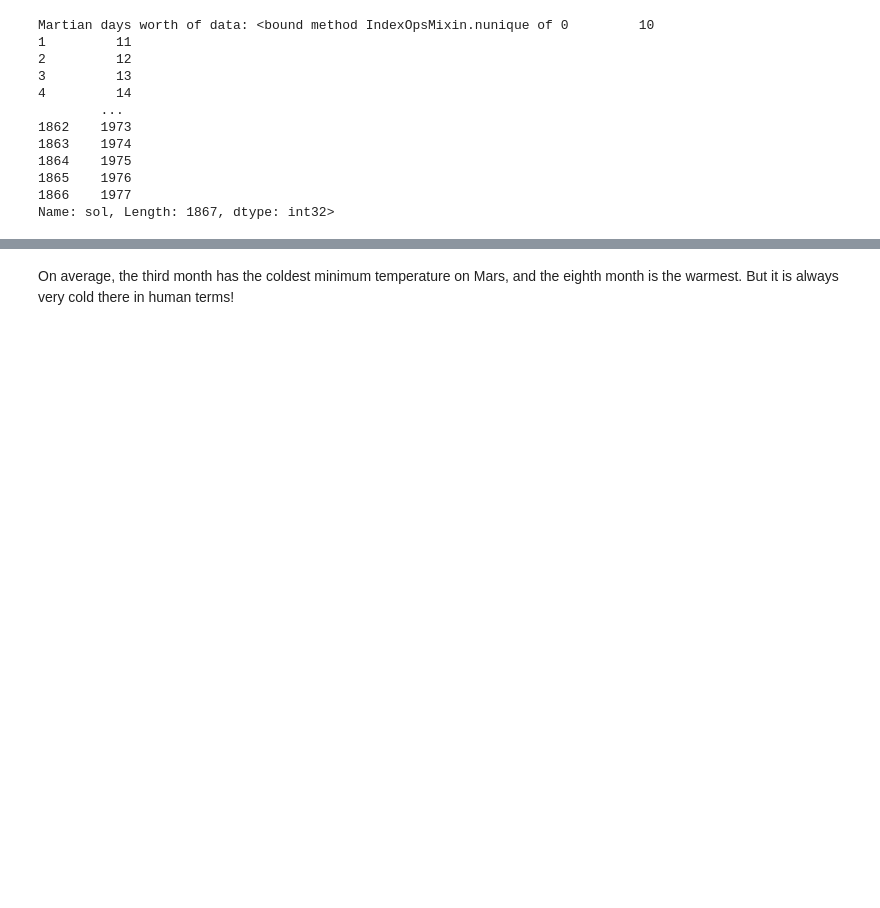
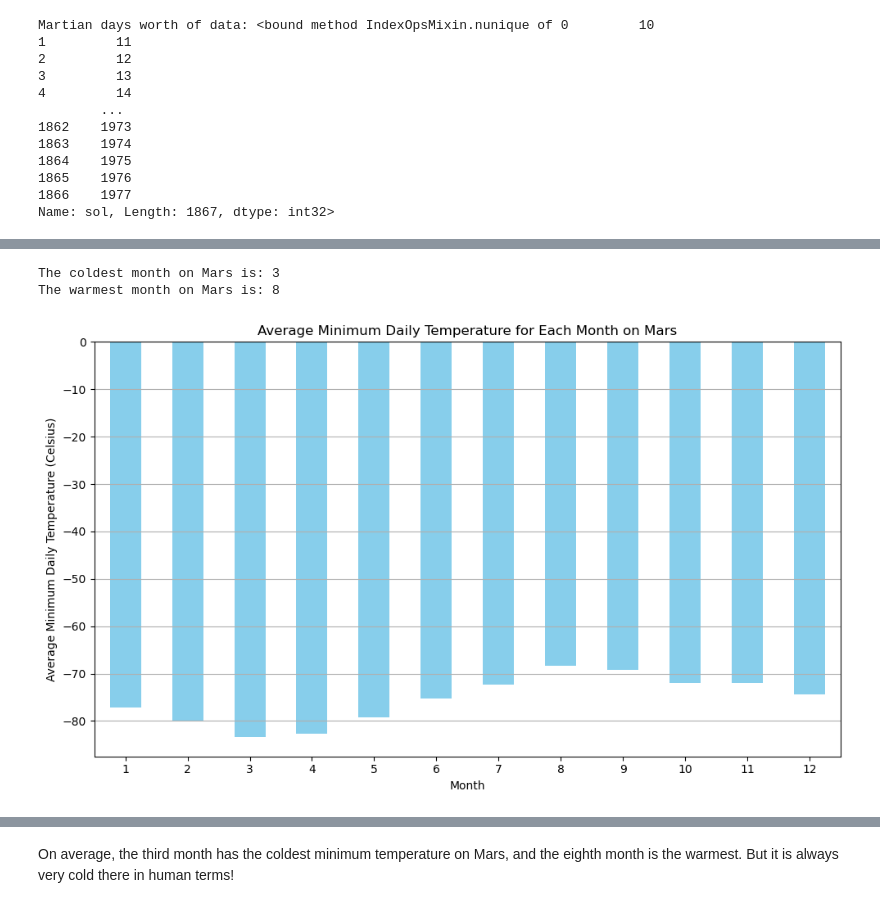
Before and after one commit to Lena-Hill/web_scraping_challenge, a Jupyter notebook: Starter_Code/part_2_mars_weather.ipynb, the cells around one changed output, grey strips where cells are left out. Saved outputs shown, nothing was run; the diff lists cells and outputs as text; code cells hidden in the pictures; blank space fills up the shorter version.

```diff
--- a/Starter_Code/part_2_mars_weather.ipynb
+++ b/Starter_Code/part_2_mars_weather.ipynb
@@ -197,0 +148,6 @@ Name: pressure, dtype: float64
+# %%
+# 3. What is the average low temperature by month?
+
+# Group by month and calculate the average minimum daily temperature
+avg_min_temp_per_month = mars_weather_df.groupby('month')['min_temp'].mean()
+print("Average minimum daily temperature for each month:\n", avg_min_temp_per_month)
@@ -197,0 +170,22 @@ Name: pressure, dtype: float64
+# %%
+# Find the coldest and warmest months on Mars
+coldest_month = avg_min_temp_per_month.idxmin()
+warmest_month = avg_min_temp_per_month.idxmax()
+
+print("The coldest month on Mars is:", coldest_month)
+print("The warmest month on Mars is:", warmest_month)
+
+# Plot the average minimum daily temperature for each month
+plt.figure(figsize=(10, 6))
+avg_min_temp_per_month.plot(kind='bar', color='skyblue')
+plt.title('Average Minimum Daily Temperature for Each Month on Mars')
+plt.xlabel('Month')
+plt.ylabel('Average Minimum Daily Temperature (Celsius)')
+plt.xticks(rotation=0)
+plt.grid(axis='y')
+plt.tight_layout()
+plt.show()
+# %% [output]
+The coldest month on Mars is: 3
+The warmest month on Mars is: 8
+[figure, added]
```
Also changed, not shown: parts of 11 cells of this notebook.
